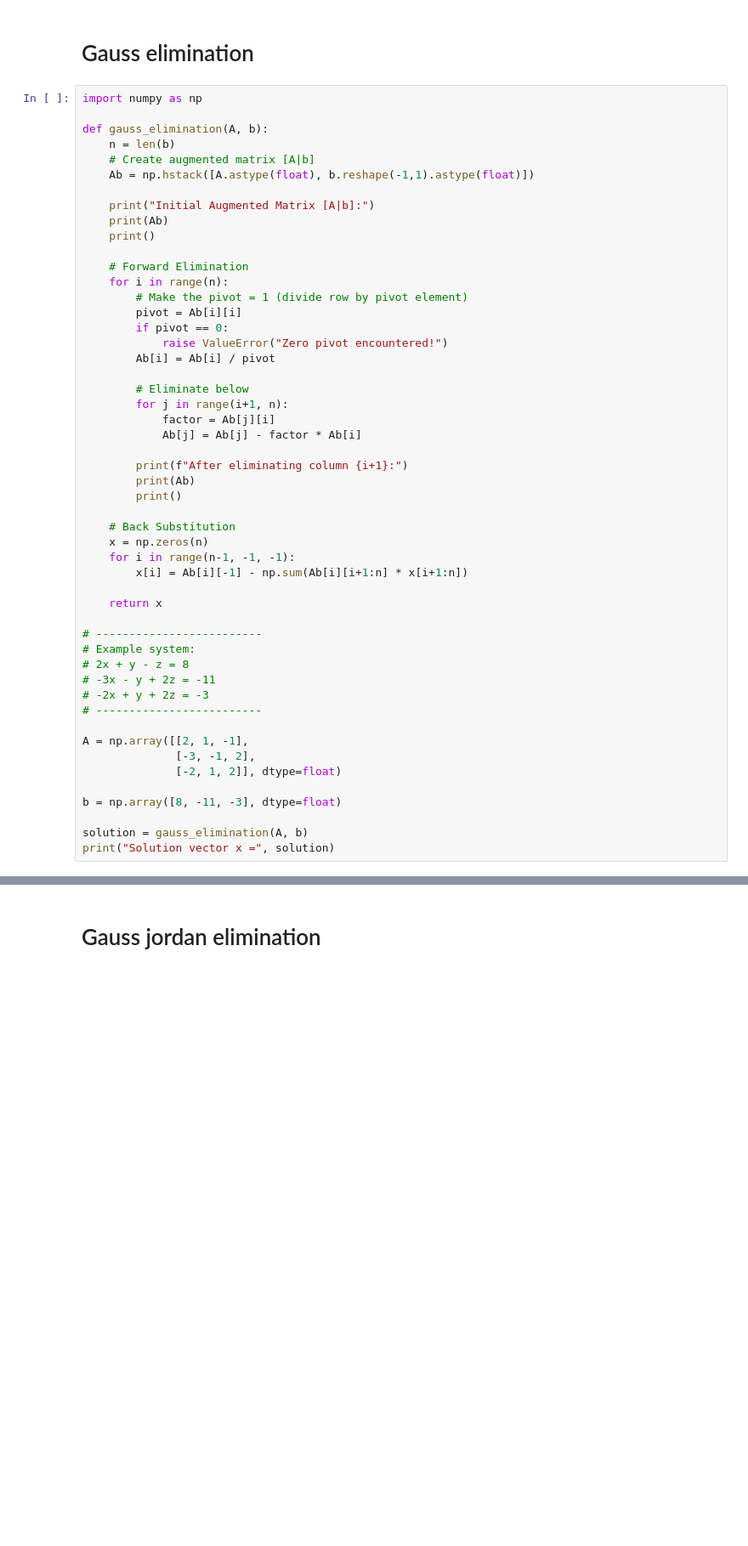
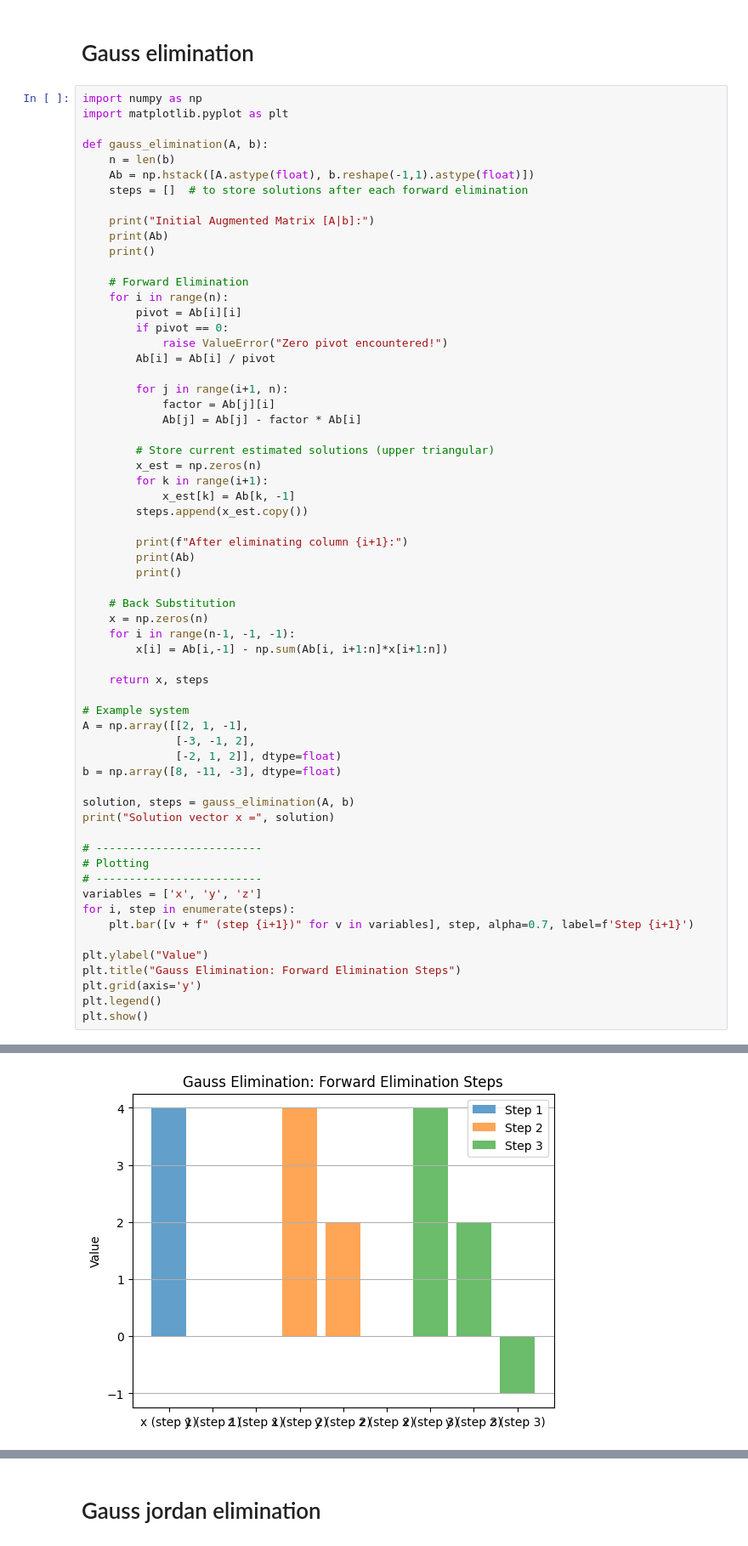
Before and after one commit to safiullah-foragy/Machine-learning, a Jupyter notebook: numerical_mid.ipynb, the cells around one changed output, grey strips where cells are left out. Shown at 85% size. Saved outputs shown, nothing was run; the diff lists cells and outputs as text; blank space fills up the shorter version.

```diff
--- a/numerical_mid.ipynb
+++ b/numerical_mid.ipynb
@@ -161,11 +209,12 @@ Approximate root: 0.25410179652231046
 # Gauss elimination
 # %%
 import numpy as np
+import matplotlib.pyplot as plt
 
 def gauss_elimination(A, b):
     n = len(b)
-    # Create augmented matrix [A|b]
     Ab = np.hstack([A.astype(float), b.reshape(-1,1).astype(float)])
+    steps = []  # to store solutions after each forward elimination
 
     print("Initial Augmented Matrix [A|b]:")
     print(Ab)
@@ -173,16 +222,20 @@ def gauss_elimination(A, b):
 
     # Forward Elimination
     for i in range(n):
-        # Make the pivot = 1 (divide row by pivot element)
         pivot = Ab[i][i]
         if pivot == 0:
             raise ValueError("Zero pivot encountered!")
         Ab[i] = Ab[i] / pivot
 
-        # Eliminate below
         for j in range(i+1, n):
             factor = Ab[j][i]
             Ab[j] = Ab[j] - factor * Ab[i]
+
+        # Store current estimated solutions (upper triangular)
+        x_est = np.zeros(n)
+        for k in range(i+1):
+            x_est[k] = Ab[k, -1]
+        steps.append(x_est.copy())
 
         print(f"After eliminating column {i+1}:")
         print(Ab)
@@ -190,41 +243,48 @@ def gauss_elimination(A, b):
 
     # Back Substitution
     x = np.zeros(n)
     for i in range(n-1, -1, -1):
-        x[i] = Ab[i][-1] - np.sum(Ab[i][i+1:n] * x[i+1:n])
+        x[i] = Ab[i,-1] - np.sum(Ab[i, i+1:n]*x[i+1:n])
 
-    return x
+    return x, steps
 
-# -------------------------
-# Example system:
-# 2x + y - z = 8
-# -3x - y + 2z = -11
-# -2x + y + 2z = -3
-# -------------------------
-
+# Example system
 A = np.array([[2, 1, -1],
               [-3, -1, 2],
               [-2, 1, 2]], dtype=float)
-
 b = np.array([8, -11, -3], dtype=float)
 
-solution = gauss_elimination(A, b)
+solution, steps = gauss_elimination(A, b)
 print("Solution vector x =", solution)
+
+# -------------------------
+# Plotting
+# -------------------------
+variables = ['x', 'y', 'z']
+for i, step in enumerate(steps):
+    plt.bar([v + f" (step {i+1})" for v in variables], step, alpha=0.7, label=f'Step {i+1}')
+
+plt.ylabel("Value")
+plt.title("Gauss Elimination: Forward Elimination Steps")
+plt.grid(axis='y')
+plt.legend()
+plt.show()
 # %% [output]
 Initial Augmented Matrix [A|b]:
 [[  2.   1.  -1.   8.]
  [ -3.  -1.   2. -11.]
  [ -2.   1.   2.  -3.]]
 
 After eliminating column 1:
 [[ 1.   0.5 -0.5  4. ]
  [ 0.   0.5  0.5  1. ]
  [ 0.   2.   1.   5. ]]
 
 After eliminating column 2:
 [[ 1.   0.5 -0.5  4. ]
 ... (5 lines left out)
  [ 0.   1.   1.   2. ]
  [-0.  -0.   1.  -1. ]]
 
 Solution vector x = [ 2.  3. -1.]
+[figure, added]
```
Also changed, not shown: parts of 35 cells of this notebook, 31 other files.
